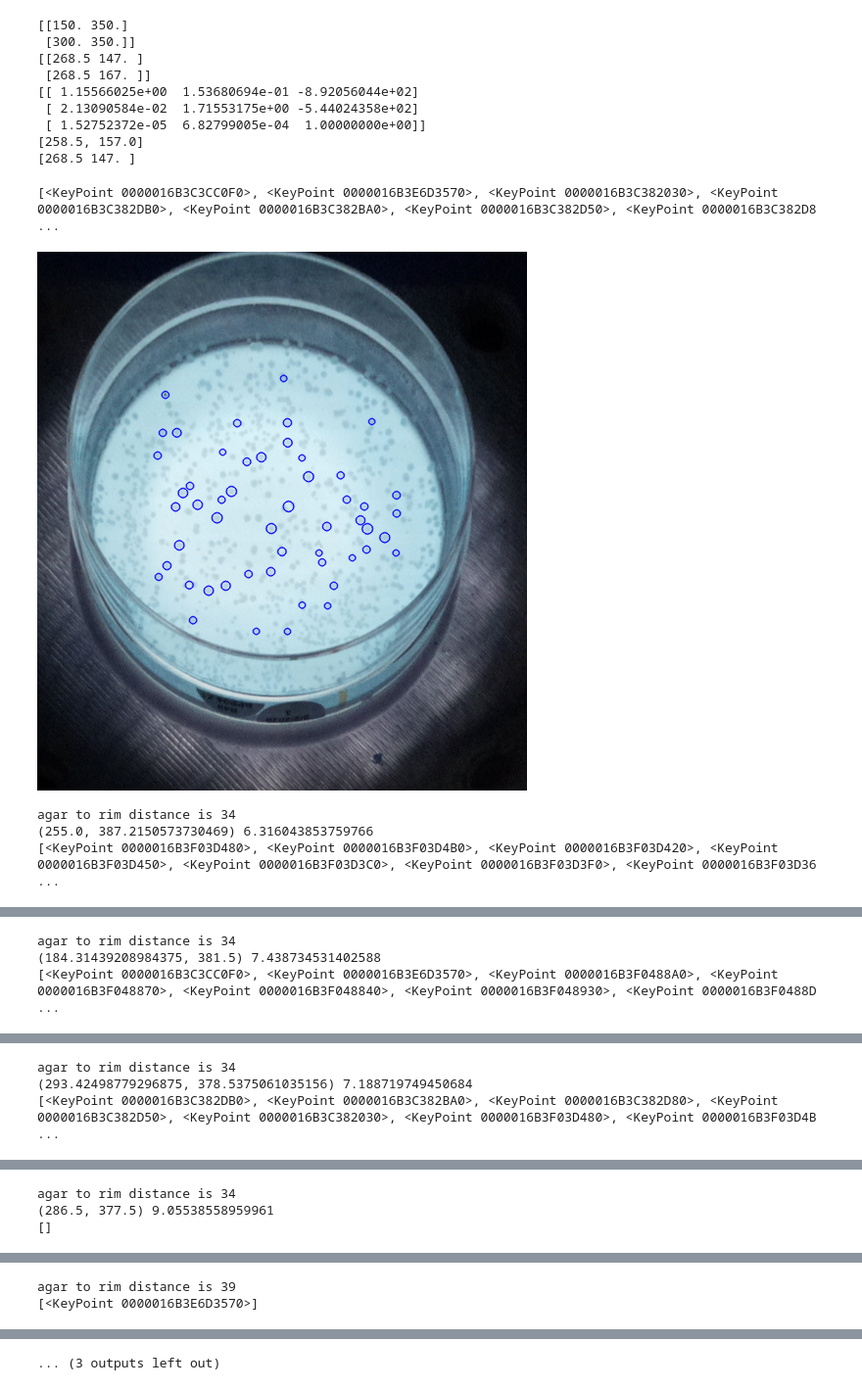
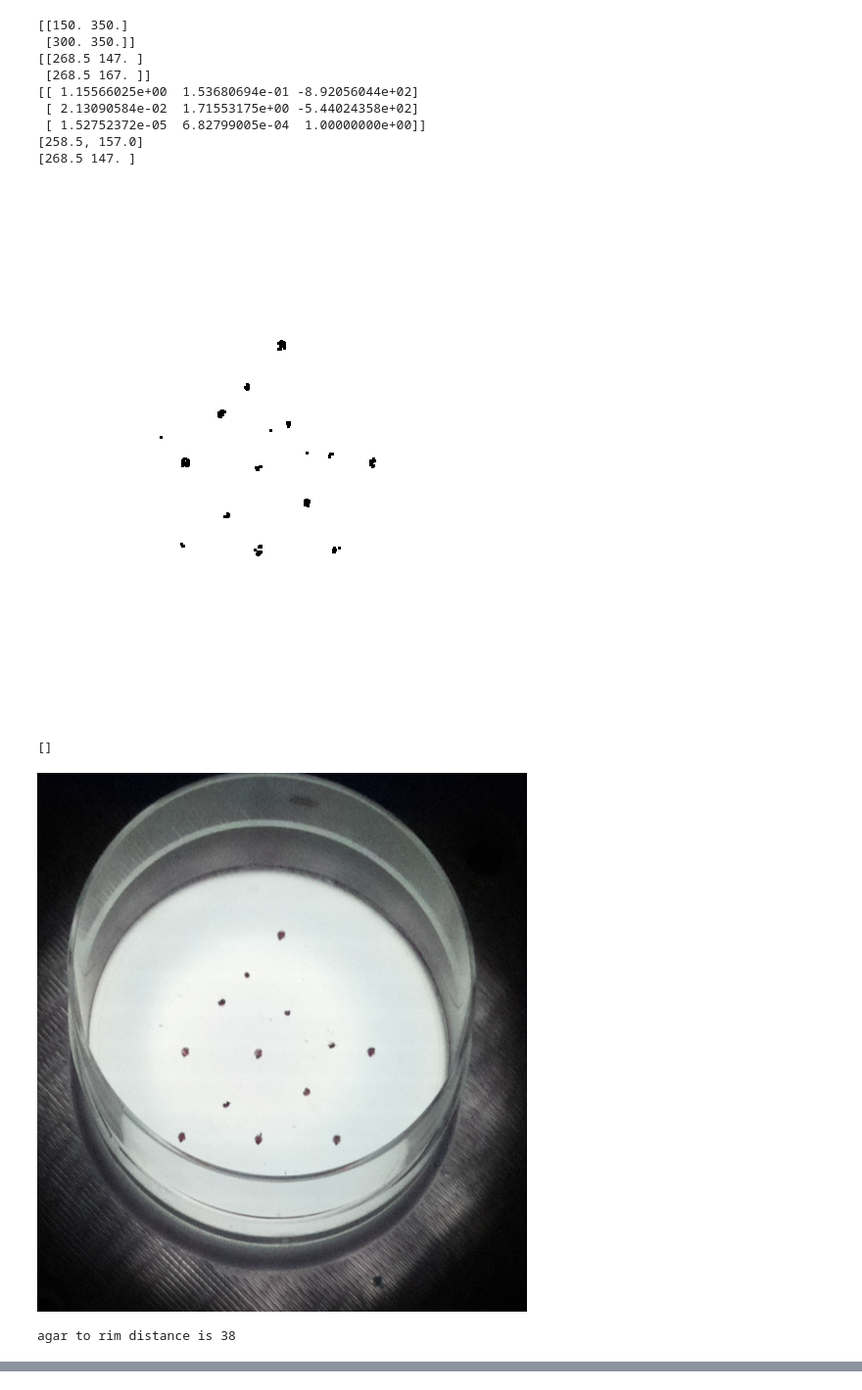
Before and after one commit to dr3y/BioPick, a Jupyter notebook: software/raspberry_pi/playing_with_camera.ipynb, the cells around one changed output, grey strips where cells are left out. Shown at 98% size. Drawn from its saved outputs; the diff is of its cells as text; code cells hidden in the pictures.

```diff
--- a/software/raspberry_pi/playing_with_camera.ipynb
+++ b/software/raspberry_pi/playing_with_camera.ipynb
@@ -101,42 +101,41 @@ import matplotlib.pyplot as plt
 import peakutils.peak
 threshold = 1
 
-imlist = ["A1_calib.png","A2_calib.png","A3_calib.png","B1_calib.png","B1_empty.png","B2_empty.png","B3_empty.png"]
-
+#imlist = ["A1_calib.png","A2_calib.png","A3_calib.png","B1_calib.png","B1_empty.png","B2_empty.png","B3_empty.png"]
+imlist = ["sharpie_dots.png"]
 ltable = os.path.join(".","calibration","lighttable.png")
 npos1 = os.path.join(".","calibration","needlepos1.png")
 npos2 = os.path.join(".","calibration","needlepos2.png")
 npos3 = os.path.join(".","calibration","needlepos3.png")
 npos4 = os.path.join(".","calibration","needlepos4.png")
 needle_pics = [npos1,npos2,npos3,npos4]
 needle_middle = [rm.colonyPicker.load_posfile(posfilename="robot_positions.csv")["needle_pos"]["backlit_plate"]["X"],
              rm.colonyPicker.load_posfile(posfilename="robot_positions.csv")["needle_pos"]["backlit_plate"]["Y"]]
 
 square_radius  = 10
 needle_pos = [(needle_middle[0]+square_radius,needle_middle[1]-square_radius),
               (needle_middle[0]+square_radius,needle_middle[1]+square_radius),
               (needle_middle[0]-square_radius,needle_middle[1]+square_radius),
               (needle_middle[0]-square_radius,needle_middle[1]-square_radius)]
 
 
 needle_dict = {a[0]:a[1] for a in zip(needle_pics,needle_pos)}
 
 img_tf,vector_tf = robocam.needle_jog_calibration(ltable,needle_dict)
 
 
 
 
 for impath in imlist:
     kp = robocam.detect_colonies(impath,img_tf,vector_tf,True,False)
     if(len(kp)>0):
         print(kp[0].pt, kp[0].size)
 
 
 #cv2.imwrite('testimage.png',warp)
 #display(Image(filename='testimage.png'))
 # %% [output]
+[figure, new version]
-[<KeyPoint 0000016B3C3CC0F0>, <KeyPoint 0000016B3E6D3570>, <KeyPoint 0000016B3C382030>, <KeyPoint 0000016B3C382DB0>, <KeyPoint 0000016B3C382BA0>, <KeyPoint 0000016B3C382D50>, <KeyPoint 0000016B3C382D8 ...
+[]
-[figure, old version]
+[figure, new version]
-agar to rim distance is 34
-(255.0, 387.2150573730469) 6.316043853759766
-[<KeyPoint 0000016B3F03D480>, <KeyPoint 0000016B3F03D4B0>, <KeyPoint 0000016B3F03D420>, <KeyPoint 0000016B3F03D450>, <KeyPoint 0000016B3F03D3C0>, <KeyPoint 0000016B3F03D3F0>, <KeyPoint 0000016B3F03D36 ...
+agar to rim distance is 38
@@ -144,3 +141,0 @@ agar to rim distance is 34
-agar to rim distance is 34
-(184.31439208984375, 381.5) 7.438734531402588
-[<KeyPoint 0000016B3C3CC0F0>, <KeyPoint 0000016B3E6D3570>, <KeyPoint 0000016B3F0488A0>, <KeyPoint 0000016B3F048870>, <KeyPoint 0000016B3F048840>, <KeyPoint 0000016B3F048930>, <KeyPoint 0000016B3F0488D ...
@@ -148,3 +141,0 @@ agar to rim distance is 34
-agar to rim distance is 34
-(293.42498779296875, 378.5375061035156) 7.188719749450684
-[<KeyPoint 0000016B3C382DB0>, <KeyPoint 0000016B3C382BA0>, <KeyPoint 0000016B3C382D80>, <KeyPoint 0000016B3C382D50>, <KeyPoint 0000016B3C382030>, <KeyPoint 0000016B3F03D480>, <KeyPoint 0000016B3F03D4B ...
@@ -152,3 +141,0 @@ agar to rim distance is 34
-agar to rim distance is 34
-(286.5, 377.5) 9.05538558959961
-[]
@@ -156,2 +141,0 @@ agar to rim distance is 34
-agar to rim distance is 39
-[<KeyPoint 0000016B3E6D3570>]
@@ -159 +141,0 @@ agar to rim distance is 39
-... (3 outputs left out)
```
Also changed, not shown: parts of 1 cell of this notebook, 2 other files.
